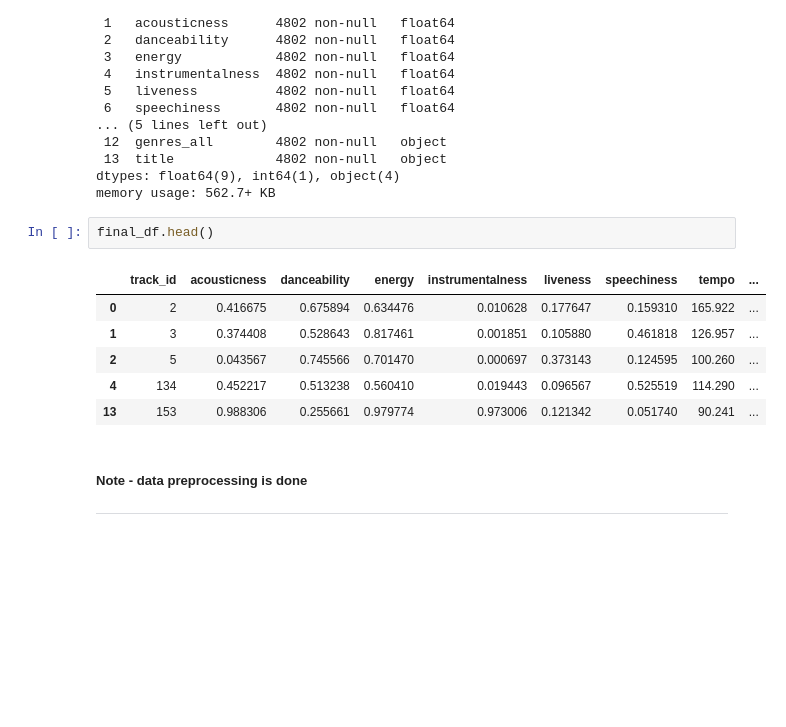
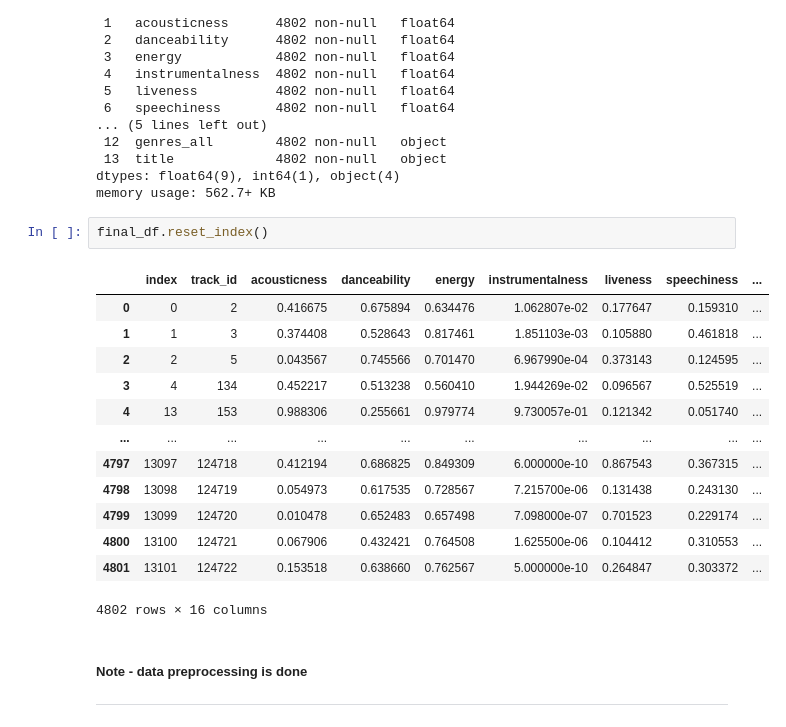
Before and after one commit to seb-in/Music-Genre-Classification, a Jupyter notebook: Classify Song Genres from Audio Data.ipynb, the cells around one changed output. Saved outputs shown, nothing was run; the diff lists cells and outputs as text; blank space fills up the shorter version.

```diff
--- a/Classify Song Genres from Audio Data.ipynb
+++ b/Classify Song Genres from Audio Data.ipynb
@@ -334,14 +334,21 @@ Data columns (total 14 columns):
 dtypes: float64(9), int64(1), object(4)
 memory usage: 562.7+ KB
 # %%
-final_df.head()
+final_df.reset_index()
 # %% [output]
-|  | track_id | acousticness | danceability | energy | instrumentalness | liveness | speechiness | tempo | ... |
-| 0 | 2 | 0.416675 | 0.675894 | 0.634476 | 0.010628 | 0.177647 | 0.159310 | 165.922 | ... |
-| 1 | 3 | 0.374408 | 0.528643 | 0.817461 | 0.001851 | 0.105880 | 0.461818 | 126.957 | ... |
-| 2 | 5 | 0.043567 | 0.745566 | 0.701470 | 0.000697 | 0.373143 | 0.124595 | 100.260 | ... |
-| 4 | 134 | 0.452217 | 0.513238 | 0.560410 | 0.019443 | 0.096567 | 0.525519 | 114.290 | ... |
-| 13 | 153 | 0.988306 | 0.255661 | 0.979774 | 0.973006 | 0.121342 | 0.051740 | 90.241 | ... |
+|  | index | track_id | acousticness | danceability | energy | instrumentalness | liveness | speechiness | ... |
+| 0 | 0 | 2 | 0.416675 | 0.675894 | 0.634476 | 1.062807e-02 | 0.177647 | 0.159310 | ... |
+| 1 | 1 | 3 | 0.374408 | 0.528643 | 0.817461 | 1.851103e-03 | 0.105880 | 0.461818 | ... |
+| 2 | 2 | 5 | 0.043567 | 0.745566 | 0.701470 | 6.967990e-04 | 0.373143 | 0.124595 | ... |
+| 3 | 4 | 134 | 0.452217 | 0.513238 | 0.560410 | 1.944269e-02 | 0.096567 | 0.525519 | ... |
+| 4 | 13 | 153 | 0.988306 | 0.255661 | 0.979774 | 9.730057e-01 | 0.121342 | 0.051740 | ... |
+| ... | ... | ... | ... | ... | ... | ... | ... | ... | ... |
+| 4797 | 13097 | 124718 | 0.412194 | 0.686825 | 0.849309 | 6.000000e-10 | 0.867543 | 0.367315 | ... |
+| 4798 | 13098 | 124719 | 0.054973 | 0.617535 | 0.728567 | 7.215700e-06 | 0.131438 | 0.243130 | ... |
+| 4799 | 13099 | 124720 | 0.010478 | 0.652483 | 0.657498 | 7.098000e-07 | 0.701523 | 0.229174 | ... |
+| 4800 | 13100 | 124721 | 0.067906 | 0.432421 | 0.764508 | 1.625500e-06 | 0.104412 | 0.310553 | ... |
+| 4801 | 13101 | 124722 | 0.153518 | 0.638660 | 0.762567 | 5.000000e-10 | 0.264847 | 0.303372 | ... |
+4802 rows × 16 columns
 # %% [markdown]
 ##### Note - data preprocessing is done
 
```
Also changed, not shown: parts of 14 cells of this notebook.
